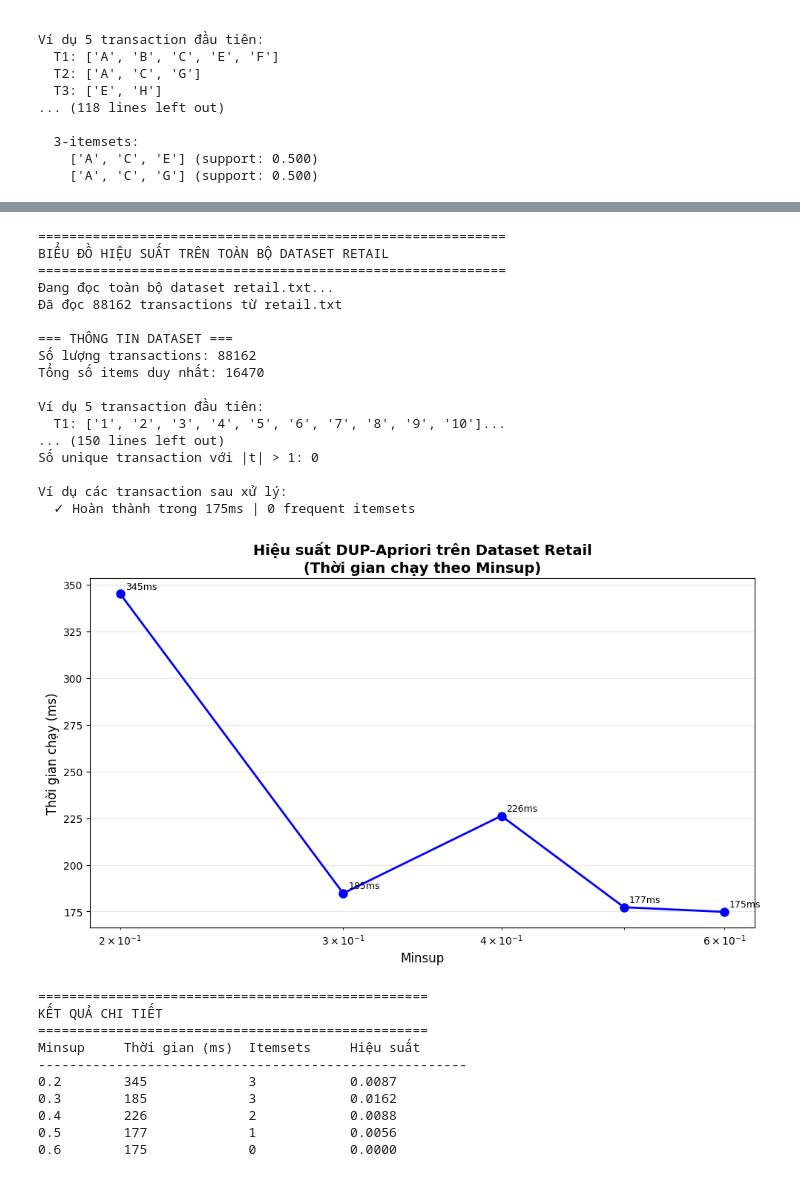
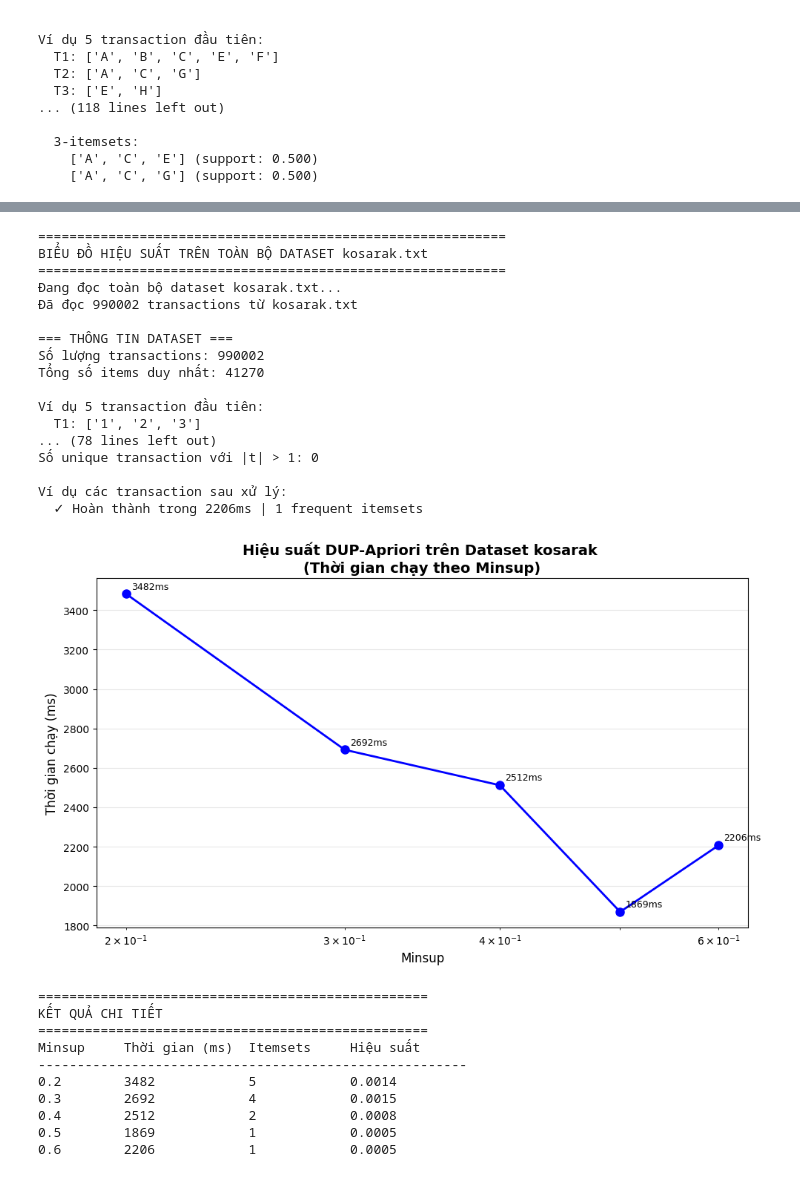
Before and after one commit to d3m0l15h/DUP-Apriori, a Jupyter notebook: DUP-Apriori.ipynb, the cells around one changed output, grey strips where cells are left out. Cells and saved outputs as stored; diff of their text form; code cells hidden in the pictures.

```diff
--- a/DUP-Apriori.ipynb
+++ b/DUP-Apriori.ipynb
@@ -802,15 +802,15 @@ import numpy as np
 def create_performance_graph():
     """
     Tạo biểu đồ hiệu suất chạy thuật toán DUP-Apriori
-    trên toàn bộ dataset retail với các minsup khác nhau
+    trên toàn bộ dataset với các minsup khác nhau
     """
+    dataset_name = 'kosarak'
     print("\n" + "="*60)
-    print("BIỂU ĐỒ HIỆU SUẤT TRÊN TOÀN BỘ DATASET RETAIL")
+    print(f"BIỂU ĐỒ HIỆU SUẤT TRÊN TOÀN BỘ DATASET {dataset_name}.txt")
     print("="*60)
-
-    # Đọc toàn bộ dataset retail
-    print("Đang đọc toàn bộ dataset retail.txt...")
-    transactions = load_dataset('retail.txt')  # Không giới hạn số lượng
+    # Đọc toàn bộ dataset
+    print(f"Đang đọc toàn bộ dataset {dataset_name}.txt...")
+    transactions = load_dataset(f'{dataset_name}.txt')  # Không giới hạn số lượng
 
     if not transactions:
         print("Không thể đọc dataset!")
@@ -863,7 +863,7 @@ def create_performance_graph():
     plt.plot(valid_minsup, valid_runtime, 'bo-', linewidth=2, markersize=8)
     plt.xlabel('Minsup', fontsize=12)
     plt.ylabel('Thời gian chạy (ms)', fontsize=12)
-    plt.title('Hiệu suất DUP-Apriori trên Dataset Retail\n(Thời gian chạy theo Minsup)',
+    plt.title(f'Hiệu suất DUP-Apriori trên Dataset {dataset_name} \n(Thời gian chạy theo Minsup)',
               fontsize=14, fontweight='bold')
     plt.grid(True, alpha=0.3)
     plt.xscale('log')  # Scale logarit cho minsup
@@ -875,49 +875,49 @@ def create_performance_graph():
                     xytext=(5, 5),
                     textcoords='offset points',
                     fontsize=9)
 
     plt.tight_layout()
     plt.show()
 
     # In bảng tóm tắt kết quả
     print("\n" + "="*50)
     print("KẾT QUẢ CHI TIẾT")
     print("="*50)
     print(f"{'Minsup':<10} {'Thời gian (ms)':<15} {'Itemsets':<12} {'Hiệu suất':<15}")
     print("-" * 55)
 
     for minsup, runtime, count in valid_data:
         efficiency = count / runtime if runtime > 0 else 0
         print(f"{minsup:<10} {runtime:<15.0f} {count:<12} {efficiency:<15.4f}")
 
 # Chạy biểu đồ hiệu suất
 create_performance_graph()
 # %% [output]
 ============================================================
-BIỂU ĐỒ HIỆU SUẤT TRÊN TOÀN BỘ DATASET RETAIL
+BIỂU ĐỒ HIỆU SUẤT TRÊN TOÀN BỘ DATASET kosarak.txt
 ============================================================
-Đang đọc toàn bộ dataset retail.txt...
-Đã đọc 88162 transactions từ retail.txt
+Đang đọc toàn bộ dataset kosarak.txt...
+Đã đọc 990002 transactions từ kosarak.txt
 
 === THÔNG TIN DATASET ===
-Số lượng transactions: 88162
-Tổng số items duy nhất: 16470
+Số lượng transactions: 990002
+Tổng số items duy nhất: 41270
 
 Ví dụ 5 transaction đầu tiên:
-  T1: ['1', '2', '3', '4', '5', '6', '7', '8', '9', '10']...
-... (150 lines left out)
+  T1: ['1', '2', '3']
+... (78 lines left out)
 Số unique transaction với |t| > 1: 0
 
 Ví dụ các transaction sau xử lý:
-  ✓ Hoàn thành trong 175ms | 0 frequent itemsets
+  ✓ Hoàn thành trong 2206ms | 1 frequent itemsets
-[figure, old version]
+[figure, new version]
 ==================================================
 KẾT QUẢ CHI TIẾT
 ==================================================
 Minsup     Thời gian (ms)  Itemsets     Hiệu suất
 -------------------------------------------------------
-0.2        345             3            0.0087
-0.3        185             3            0.0162
-0.4        226             2            0.0088
-0.5        177             1            0.0056
-0.6        175             0            0.0000
+0.2        3482            5            0.0014
+0.3        2692            4            0.0015
+0.4        2512            2            0.0008
+0.5        1869            1            0.0005
+0.6        2206            1            0.0005
```
Also changed, not shown: parts of 2 cells of this notebook, 1 other file.
